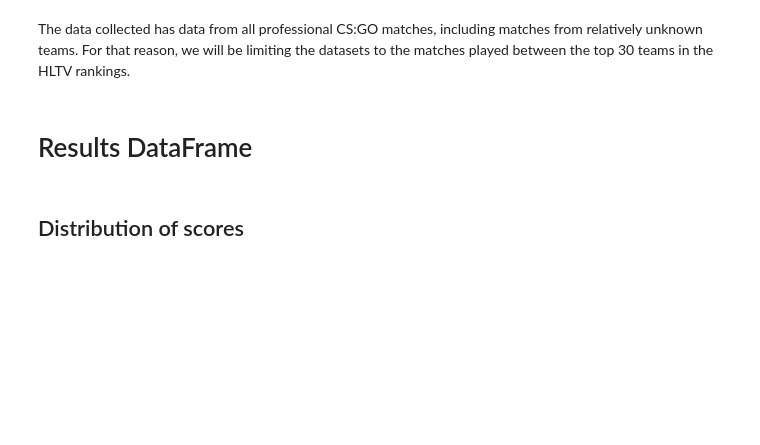
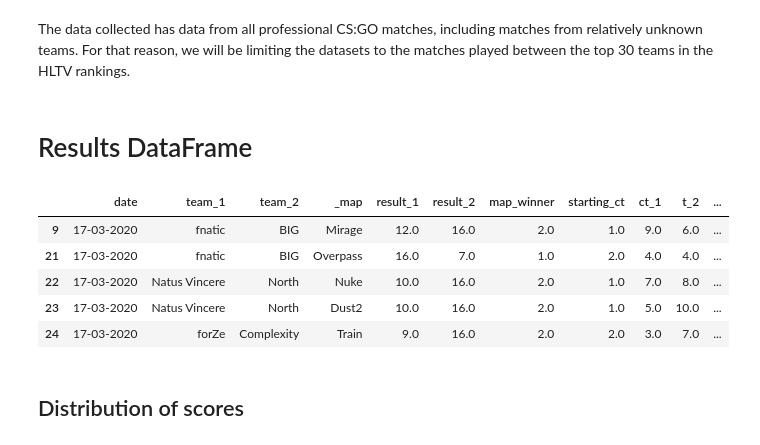
Before and after one commit to dharamdudi/DS, a Jupyter notebook: Projects/CSGO Professional Matches Analysis/cs-go-professional-matches-analysis.ipynb, the cells around one changed output. Cells and saved outputs as stored; diff of their text form; code cells hidden in the pictures; blank space fills up the shorter version.

```diff
--- a/Projects/CSGO Professional Matches Analysis/cs-go-professional-matches-analysis.ipynb
+++ b/Projects/CSGO Professional Matches Analysis/cs-go-professional-matches-analysis.ipynb
@@ -131,5 +119,14 @@ players_df   = players_df[players_df.match_id.isin(results_df.match_id.unique())
 # %% [markdown]
 # Results DataFrame
+# %%
+results_df.head()
+# %% [output]
+|  | date | team_1 | team_2 | _map | result_1 | result_2 | map_winner | starting_ct | ct_1 | t_2 | ... |
+| 9 | 17-03-2020 | fnatic | BIG | Mirage | 12.0 | 16.0 | 2.0 | 1.0 | 9.0 | 6.0 | ... |
+| 21 | 17-03-2020 | fnatic | BIG | Overpass | 16.0 | 7.0 | 1.0 | 2.0 | 4.0 | 4.0 | ... |
+| 22 | 17-03-2020 | Natus Vincere | North | Nuke | 10.0 | 16.0 | 2.0 | 1.0 | 7.0 | 8.0 | ... |
+| 23 | 17-03-2020 | Natus Vincere | North | Dust2 | 10.0 | 16.0 | 2.0 | 1.0 | 5.0 | 10.0 | ... |
+| 24 | 17-03-2020 | forZe | Complexity | Train | 9.0 | 16.0 | 2.0 | 2.0 | 3.0 | 7.0 | ... |
 # %% [markdown]
 ## Distribution of scores
 # %%
```
Also changed, not shown: parts of 39 cells of this notebook, 1 other file.
